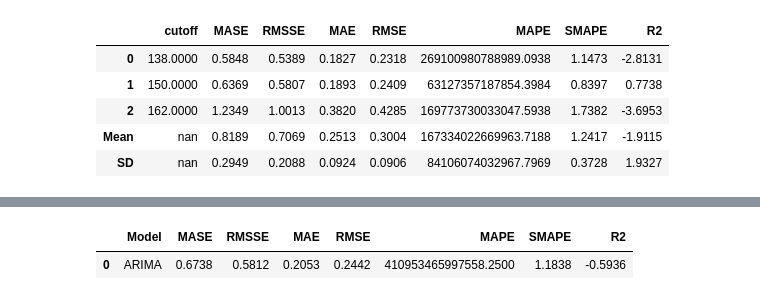
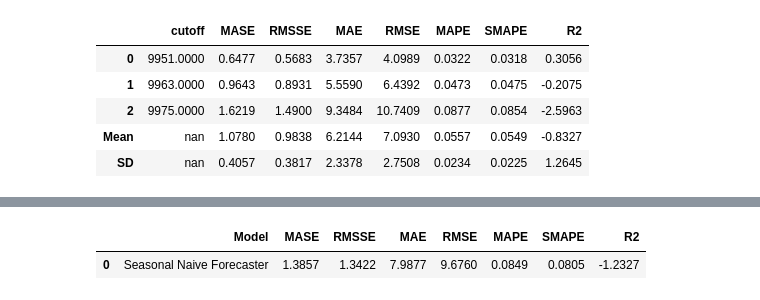
Before and after one commit to chaitanyagawande/Data-Mining-Assignment_3-4, a Jupyter notebook: Assignments 4/TS_Forecast_Without_Exogenous/Time_Series_Forecasting_Without_Exogenous.ipynb, the cells around one changed output, grey strips where cells are left out. Cells and saved outputs as stored; diff of their text form; code cells hidden in the pictures.

```diff
--- a/Assignments 4/TS_Forecast_Without_Exogenous/Time_Series_Forecasting_Without_Exogenous.ipynb
+++ b/Assignments 4/TS_Forecast_Without_Exogenous/Time_Series_Forecasting_Without_Exogenous.ipynb
@@ -35,0 +25,5 @@ data.head()
+# %%
+import pandas as pd
+data = pd.read_csv('hotel_prices_forecasting.csv')
+data['date'] = pd.to_datetime(data['date'])
+data.head()
@@ -37,6 +38,6 @@ data.head()
 forecast_year = 12
 forecast_fold = 3
 # %%
-setup = setup(data, fh=forecast_year, fold=forecast_fold, target = 'Number of Lynx trappings')
+setup = setup(data, fh=forecast_year, fold=forecast_fold, target = 'hotel_price')
 # %% [output]
 |  | Description | Value |
@@ -104,19 +95,19 @@ setup.models()
 # %%
-created_model = setup.create_model('arima')
+created_model = setup.create_model('snaive')
 # %% [output]
 [interactive output not drawn]
 |  | cutoff | MASE | RMSSE | MAE | RMSE | MAPE | SMAPE | R2 |
-| 0 | 138.0000 | 0.5848 | 0.5389 | 0.1827 | 0.2318 | 269100980788989.0938 | 1.1473 | -2.8131 |
-| 1 | 150.0000 | 0.6369 | 0.5807 | 0.1893 | 0.2409 | 63127357187854.3984 | 0.8397 | 0.7738 |
-| 2 | 162.0000 | 1.2349 | 1.0013 | 0.3820 | 0.4285 | 169773730033047.5938 | 1.7382 | -3.6953 |
-| Mean | nan | 0.8189 | 0.7069 | 0.2513 | 0.3004 | 167334022669963.7188 | 1.2417 | -1.9115 |
-| SD | nan | 0.2949 | 0.2088 | 0.0924 | 0.0906 | 84106074032967.7969 | 0.3728 | 1.9327 |
+| 0 | 9951.0000 | 0.6477 | 0.5683 | 3.7357 | 4.0989 | 0.0322 | 0.0318 | 0.3056 |
+| 1 | 9963.0000 | 0.9643 | 0.8931 | 5.5590 | 6.4392 | 0.0473 | 0.0475 | -0.2075 |
+| 2 | 9975.0000 | 1.6219 | 1.4900 | 9.3484 | 10.7409 | 0.0877 | 0.0854 | -2.5963 |
+| Mean | nan | 1.0780 | 0.9838 | 6.2144 | 7.0930 | 0.0557 | 0.0549 | -0.8327 |
+| SD | nan | 0.4057 | 0.3817 | 2.3378 | 2.7508 | 0.0234 | 0.0225 | 1.2645 |
 [interactive output not drawn]
 # %%
 predicted_model = setup.predict_model(created_model)
 # %% [output]
 |  | Model | MASE | RMSSE | MAE | RMSE | MAPE | SMAPE | R2 |
-| 0 | ARIMA | 0.6738 | 0.5812 | 0.2053 | 0.2442 | 410953465997558.2500 | 1.1838 | -0.5936 |
+| 0 | Seasonal Naive Forecaster | 1.3857 | 1.3422 | 7.9877 | 9.6760 | 0.0849 | 0.0805 | -1.2327 |
 # %%
 plot_model(created_model)
 # %% [output]
```
Also changed, not shown: parts of 9 cells of this notebook, 3 other files.
